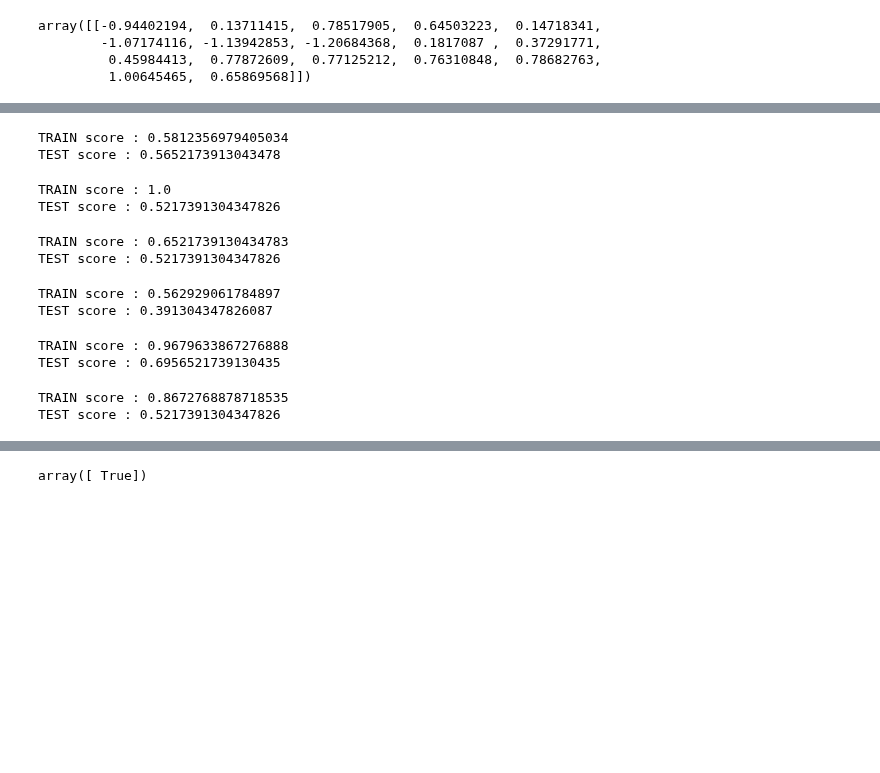
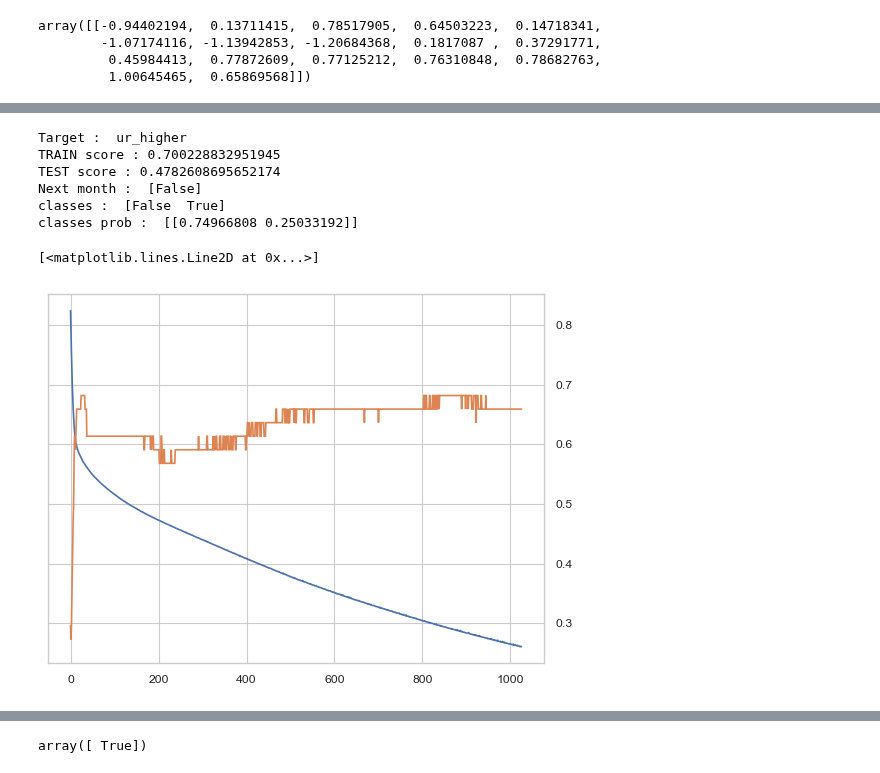
Before and after one commit to jeugregg/ocean_protocol_eth_pred, a Jupyter notebook: estimate_employment_rate.ipynb, the cells around one changed output, grey strips where cells are left out. Cells and saved outputs as stored; diff of their text form; code cells hidden in the pictures; blank space fills up the shorter version.

Commit message:
update model unrate

```diff
--- a/estimate_employment_rate.ipynb
+++ b/estimate_employment_rate.ipynb
@@ -791,57 +990,24 @@ TEST score : 0.6086956521739131
 # %%
-from sklearn.naive_bayes import GaussianNB
-clf = GaussianNB()
+from sklearn.neural_network import MLPClassifier
+Y, Y_test = choose_target(df_y, target="ur_higher", nb_test=nb_test)
+clf = MLPClassifier(random_state=0,
+                    max_iter=10000,
+                    early_stopping=True,
+                    n_iter_no_change=1000)
 clf.fit(X, Y)
 print("TRAIN score :", clf.score(X, Y))
 print("TEST score :", clf.score(X_test, Y_test))
+print("Next month : ", clf.predict(X_for_pred))
+print("classes : ", clf.classes_)
+print("classes prob : ", clf.predict_proba(X_for_pred))
+plt.plot(clf.loss_curve_)
+plt.plot(clf.validation_scores_)
 # %% [output]
-TRAIN score : 0.5812356979405034
-TEST score : 0.5652173913043478
+Target :  ur_higher
+TRAIN score : 0.700228832951945
+TEST score : 0.4782608695652174
+Next month :  [False]
+classes :  [False  True]
+classes prob :  [[0.74966808 0.25033192]]
+[<matplotlib.lines.Line2D at 0x...>]
+[figure, added]
-# %%
-from sklearn.tree import DecisionTreeClassifier
-clf = DecisionTreeClassifier(random_state=0)
-clf.fit(X, Y)
-print("TRAIN score :", clf.score(X, Y))
-print("TEST score :", clf.score(X_test, Y_test))
-# %% [output]
-TRAIN score : 1.0
-TEST score : 0.5217391304347826
-# %%
-from sklearn.svm import SVC
-clf = SVC(gamma='auto')
-clf.fit(X, Y)
-print("TRAIN score :", clf.score(X, Y))
-print("TEST score :", clf.score(X_test, Y_test))
-# %% [output]
-TRAIN score : 0.6521739130434783
-TEST score : 0.5217391304347826
-# %%
-from sklearn.linear_model import SGDClassifier
-clf = SGDClassifier(random_state=0)
-clf.fit(X, Y)
-print("TRAIN score :", clf.score(X, Y))
-print("TEST score :", clf.score(X_test, Y_test))
-# %% [output]
-TRAIN score : 0.562929061784897
-TEST score : 0.391304347826087
-# %%
-from sklearn.ensemble import GradientBoostingClassifier
-clf = GradientBoostingClassifier(random_state=0)
-clf.fit(X, Y)
-print("TRAIN score :", clf.score(X, Y))
-print("TEST score :", clf.score(X_test, Y_test))
-# %% [output]
-TRAIN score : 0.9679633867276888
-TEST score : 0.6956521739130435
-# %%
-from sklearn.neural_network import MLPClassifier
-clf = MLPClassifier(random_state=0,
-                    max_iter=10000,
-                    early_stopping=True,
-                    n_iter_no_change=1000)
-clf.fit(X, Y)
-print("TRAIN score :", clf.score(X, Y))
-print("TEST score :", clf.score(X_test, Y_test))
-# %% [output]
-TRAIN score : 0.8672768878718535
-TEST score : 0.5217391304347826
```
Also changed, not shown: parts of 28 cells of this notebook.
